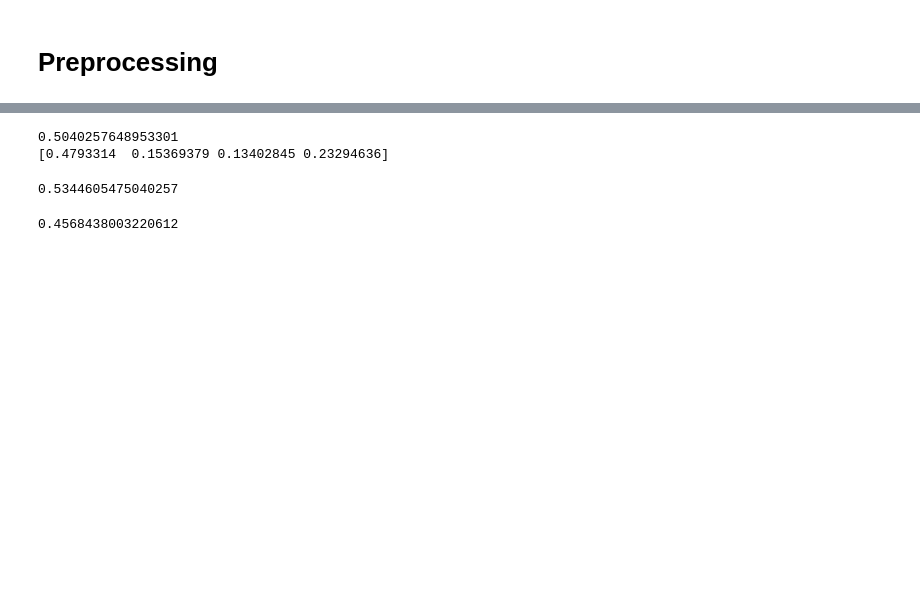
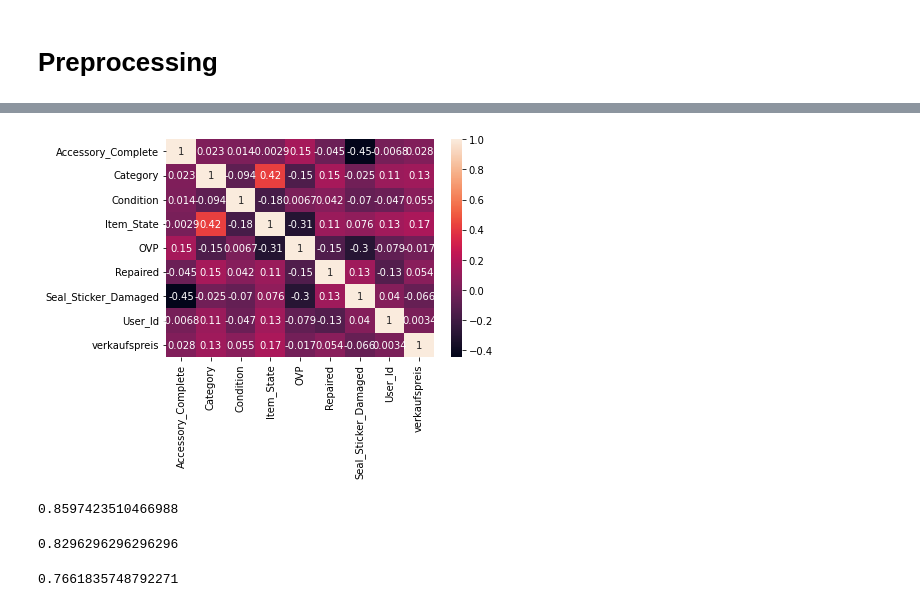
Before and after one commit to daniel-knape/Anwendungsfelder_Business_Analytics, a Jupyter notebook: notepads/Analysis.ipynb, the cells around one changed output, grey strips where cells are left out. Saved outputs shown, nothing was run; the diff lists cells and outputs as text; code cells hidden in the pictures; blank space fills up the shorter version.

```diff
--- a/notepads/Analysis.ipynb
+++ b/notepads/Analysis.ipynb
@@ -126,7 +145,8 @@ print(refunds.Seal_Sticker_Damaged.unique())
 # Preprocessing
 # %%
 #X = refunds[["verkaufspreis", "User_Id", "Asin", "Category", "Condition", "Item_State", "Accessory_Complete", "OVP", "Repaired", "Seal_Sticker_Damaged"]]
-#X = refunds[["verkaufspreis", "User_Id", "Category", "Condition", "Item_State", "Accessory_Complete", "OVP", "Repaired", "Seal_Sticker_Damaged"]]
-X = refunds[["verkaufspreis", "User_Id", "Category", "Condition"]]
+X = refunds[["verkaufspreis", "User_Id", "Category", "Condition", "Item_State", "Accessory_Complete", "OVP", "Repaired", "Seal_Sticker_Damaged"]]
 #X = refunds[["verkaufspreis", "User_Id", "Category", "Condition"]]
-y = refunds["Erstattungsart"]
+#X = refunds[["verkaufspreis", "User_Id", "Category", "Condition"]]
+y = refunds["Erstattungstyp"]
+X["verkaufspreis"] = np.sqrt(X["verkaufspreis"]**2)
@@ -136,9 +162,9 @@ X["Category"] = label_encoder_category.fit_transform(X["Category"])
 label_encoder_condition = preprocessing.LabelEncoder()
 X["Condition"] = label_encoder_category.fit_transform(X["Condition"])
 label_encoder_state = preprocessing.LabelEncoder()
-#X["Item_State"] = label_encoder_state.fit_transform(X["Item_State"])
+X["Item_State"] = label_encoder_state.fit_transform(X["Item_State"])
 label_encoder_repaird = preprocessing.LabelEncoder()
-#X["Repaired"] = label_encoder_repaird.fit_transform(X["Repaired"])
+X["Repaired"] = label_encoder_repaird.fit_transform(X["Repaired"])
 # %% [output]
 A value is trying to be set on a copy of a slice from a DataFrame.
 Try using .loc[row_indexer,col_indexer] = value instead
@@ -153,29 +189,34 @@ See the caveats in the documentation: https://pandas.pydata.org/pandas-docs/stab
+# %%
+frames = [X, y]
+df_corr = pd.concat(frames)
+corrMatrix = df_corr.corr()
+sn.heatmap(corrMatrix, annot=True)
+plt.show()
+# %% [output]
+[figure, added]
 # %%
 ordinal = preprocessing.OrdinalEncoder()
 #ordinal.fit_transform(X=X[["Asin", "Category", "Condition", "Item_State", "Accessory_Complete", "OVP", "Repaired", "Case_Swap", "Seal_Sticker_Damaged"]])
 # %%
 X_train, X_test, y_train, y_test = train_test_split(X, y, test_size=0.33, random_state=1)
 # %%
-clf_tree = tree.DecisionTreeClassifier(max_depth = 21, min_samples_leaf=20, random_state=1)
+clf_tree = tree.DecisionTreeClassifier(max_depth = 8, min_samples_leaf=20, random_state=1)
 clf_tree = clf_tree.fit(X_train, y_train)
 print(clf_tree.score(X_test, y_test))
-importances = clf_tree.feature_importances_
-print(importances)
 # %% [output]
-0.5040257648953301
-[0.4793314  0.15369379 0.13402845 0.23294636]
+0.8597423510466988
 # %%
 clf_forest = ensemble.RandomForestClassifier(max_depth = 21, min_samples_leaf=20, random_state=1)
 clf_forest = clf_forest.fit(X_train, y_train)
 print(clf_forest.score(X_test, y_test))
 # %% [output]
-0.5344605475040257
+0.8296296296296296
 # %%
 clf_knn = neighbors.KNeighborsClassifier()
 clf_knn = clf_knn.fit(X_train, y_train)
 print(clf_knn.score(X_test, y_test))
 # %% [output]
-0.4568438003220612
+0.7661835748792271
 # %%
 clf_svm = svm.SVC(random_state=1)
 clf_svm = clf_svm.fit(X_train, y_train)
```
Also changed, not shown: parts of 10 cells of this notebook.
